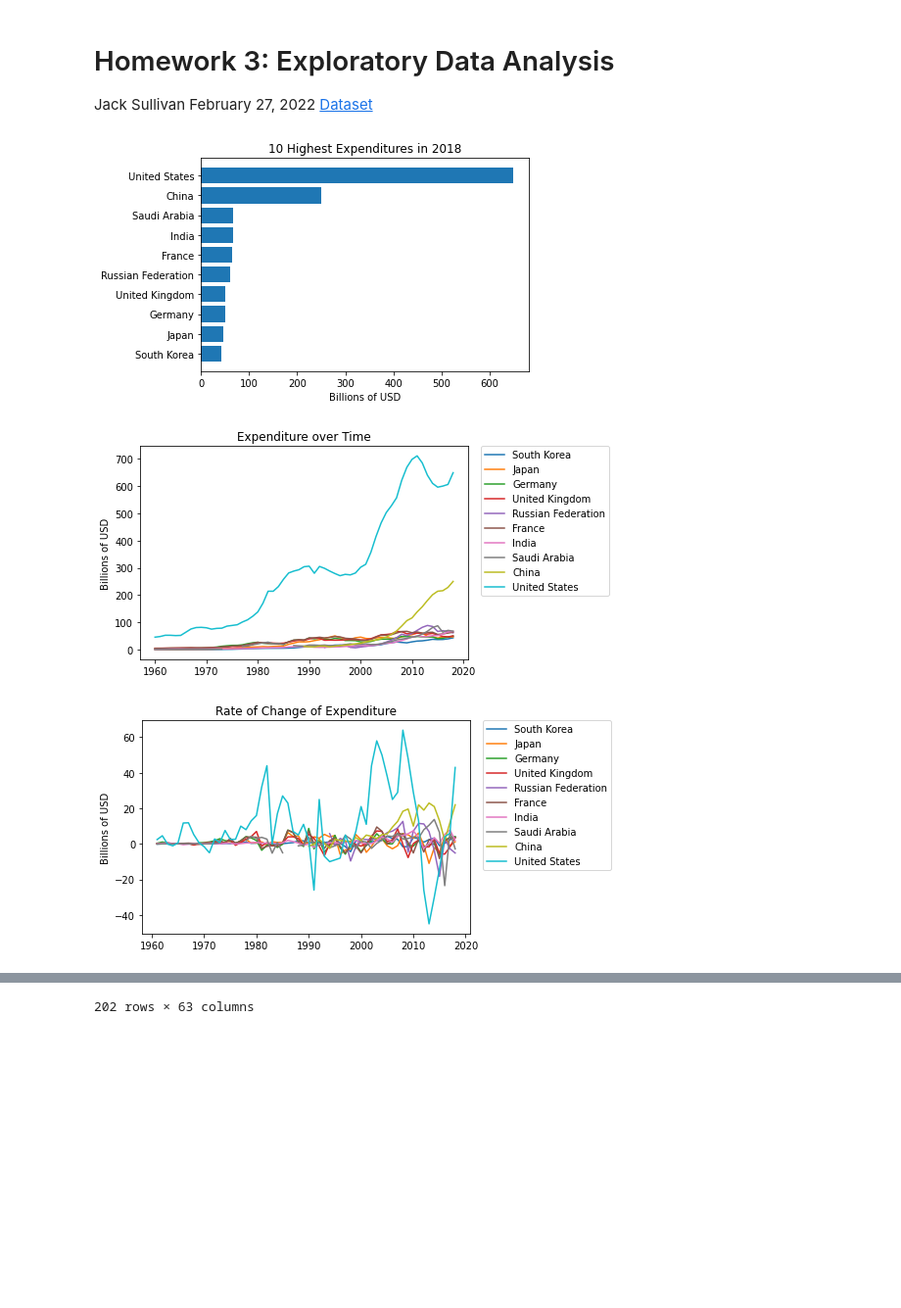
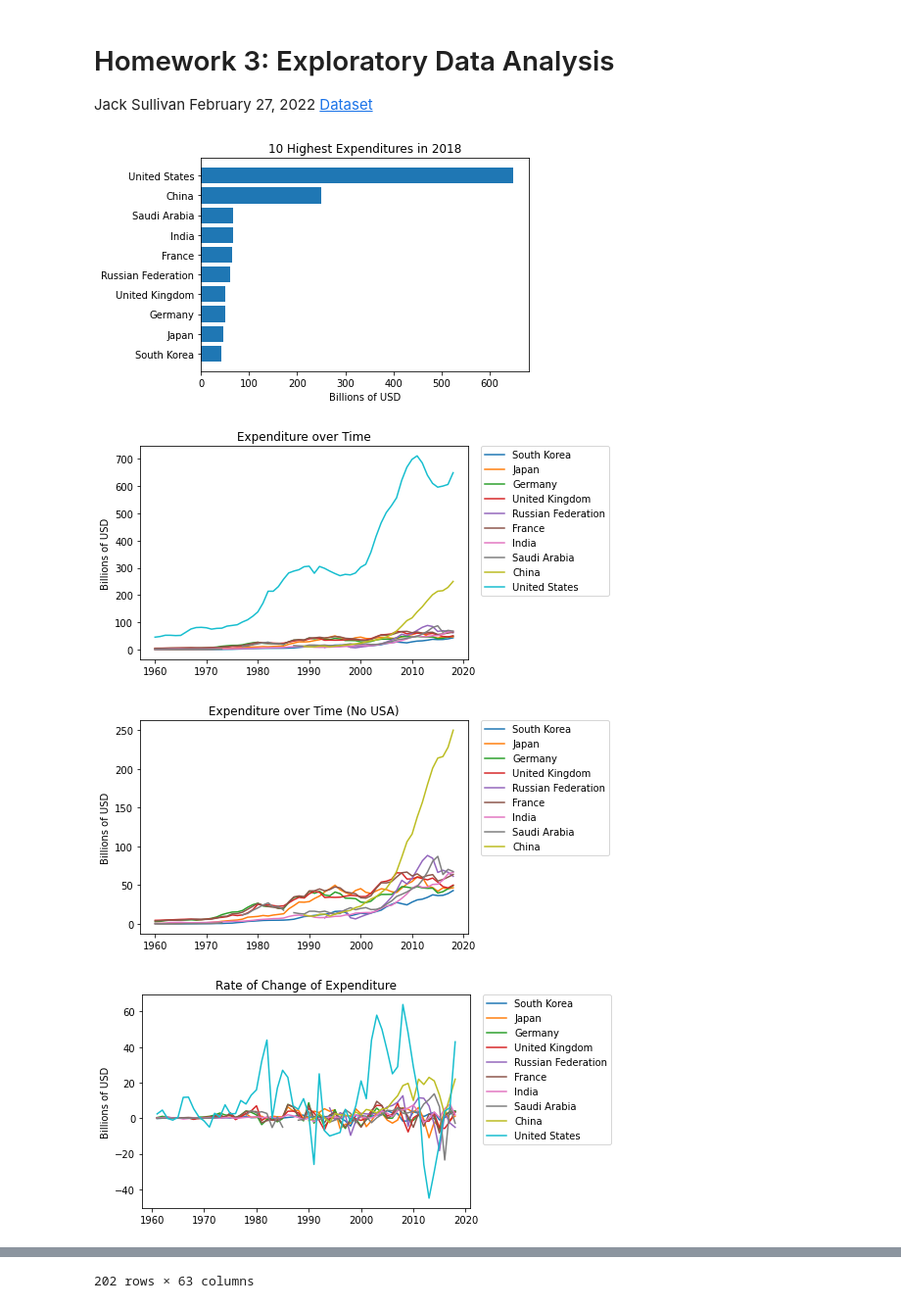
Before and after one commit to jhsul/DS509-HW3, a Jupyter notebook: eda.ipynb, the cells around one changed output, grey strips where cells are left out. Shown: that part at 98% size. Drawn from its saved outputs; the diff is of its cells as text; code cells hidden in the pictures; blank space fills up the shorter version.

```diff
--- a/eda.ipynb
+++ b/eda.ipynb
@@ -24,6 +24,21 @@ years = list(map(str, [*range(1960, 2019)]))
 plt.title("Expenditure over Time")
 
 for country in highest_spending_2018["Name"]:
+    expenditures = []
+    for y in years:
+        spending = highest_spending_2018.loc[highest_spending_2018["Name"] == country, y].values[0]
+        expenditures.append(spending/1000000000)
+
+    plt.plot([*range(1960, 2019)], expenditures, label=country)
+
+plt.ylabel("Billions of USD")
+plt.legend(bbox_to_anchor=(1.04,1), borderaxespad=0)
+plt.show()
+
+plt.title("Expenditure over Time (No USA)")
+
+for country in highest_spending_2018["Name"]:
+    if country == "United States": continue
     expenditures = []
     for y in years:
         spending = highest_spending_2018.loc[highest_spending_2018["Name"] == country, y].values[0]
@@ -32,31 +47,47 @@ for country in highest_spending_2018["Name"]:
     plt.plot([*range(1960, 2019)], expenditures, label=country)
 
 plt.ylabel("Billions of USD")
 plt.legend(bbox_to_anchor=(1.04,1), borderaxespad=0)
 plt.show()
 
 
 derivative = data.filter(["Name"], axis=1)
 
 for year in years[1:]:
     derivative[year] = highest_spending_2018[year] - highest_spending_2018[str(int(year)-1)]
 
 plt.title("Rate of Change of Expenditure")
 
 for country in highest_spending_2018["Name"]:
     expenditures = []
     for y in years[1:]:
         spending = derivative.loc[derivative["Name"] == country, y].values[0]
         expenditures.append(spending/1000000000)
 
     plt.plot([*range(1961, 2019)], expenditures, label=country)
 
 plt.ylabel("Billions of USD")
 plt.legend(bbox_to_anchor=(1.04,1), borderaxespad=0)
 plt.show()
 
+plt.title("Rate of Change of Expenditure (No USA)")
+
+for country in highest_spending_2018["Name"]:
+    if country == "United States": continue
+    expenditures = []
+    for y in years[1:]:
+        spending = derivative.loc[derivative["Name"] == country, y].values[0]
+        expenditures.append(spending/1000000000)
+
+    plt.plot([*range(1961, 2019)], expenditures, label=country)
+
+plt.ylabel("Billions of USD")
+plt.legend(bbox_to_anchor=(1.04,1), borderaxespad=0)
+plt.show()
+
 display(data)
 # %% [output]
 [figure]
 [figure]
-[figure, old version]
+[figure, new version]
+[figure, added]
```
Also changed, not shown: parts of 1 cell of this notebook, 1 other file.
